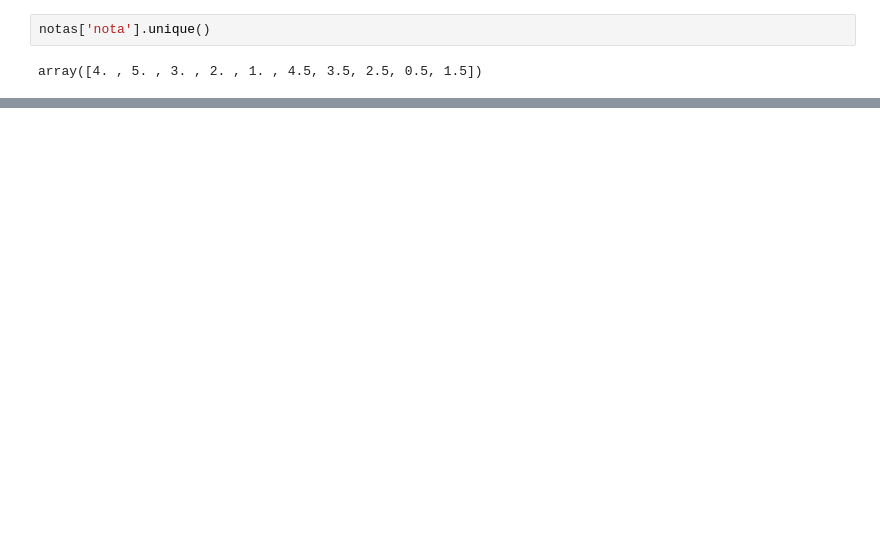
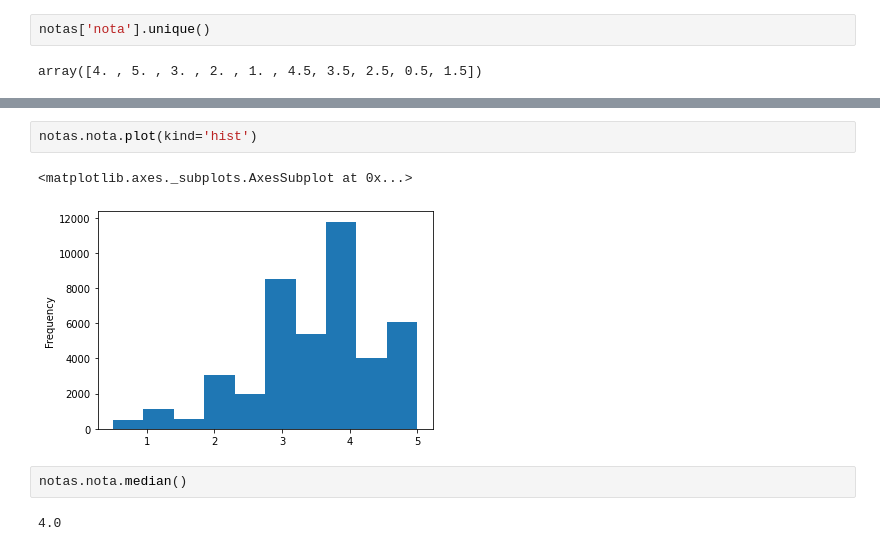
Before and after one commit to caelmica/DataScienceAlura, a Jupyter notebook: IntroduçãoADataScience_.ipynb, the cells around one changed output, grey strips where cells are left out. Drawn from its saved outputs; the diff is of its cells as text; blank space fills up the shorter version.

```diff
--- a/IntroduçãoADataScience_.ipynb
+++ b/IntroduçãoADataScience_.ipynb
@@ -60,0 +65,9 @@ notas['nota'].mean()
+# %%
+notas.nota.plot(kind='hist')
+# %% [output]
+<matplotlib.axes._subplots.AxesSubplot at 0x...>
+[figure, added]
+# %%
+notas.nota.median()
+# %% [output]
+4.0
```
Also changed, not shown: parts of 33 cells of this notebook.
